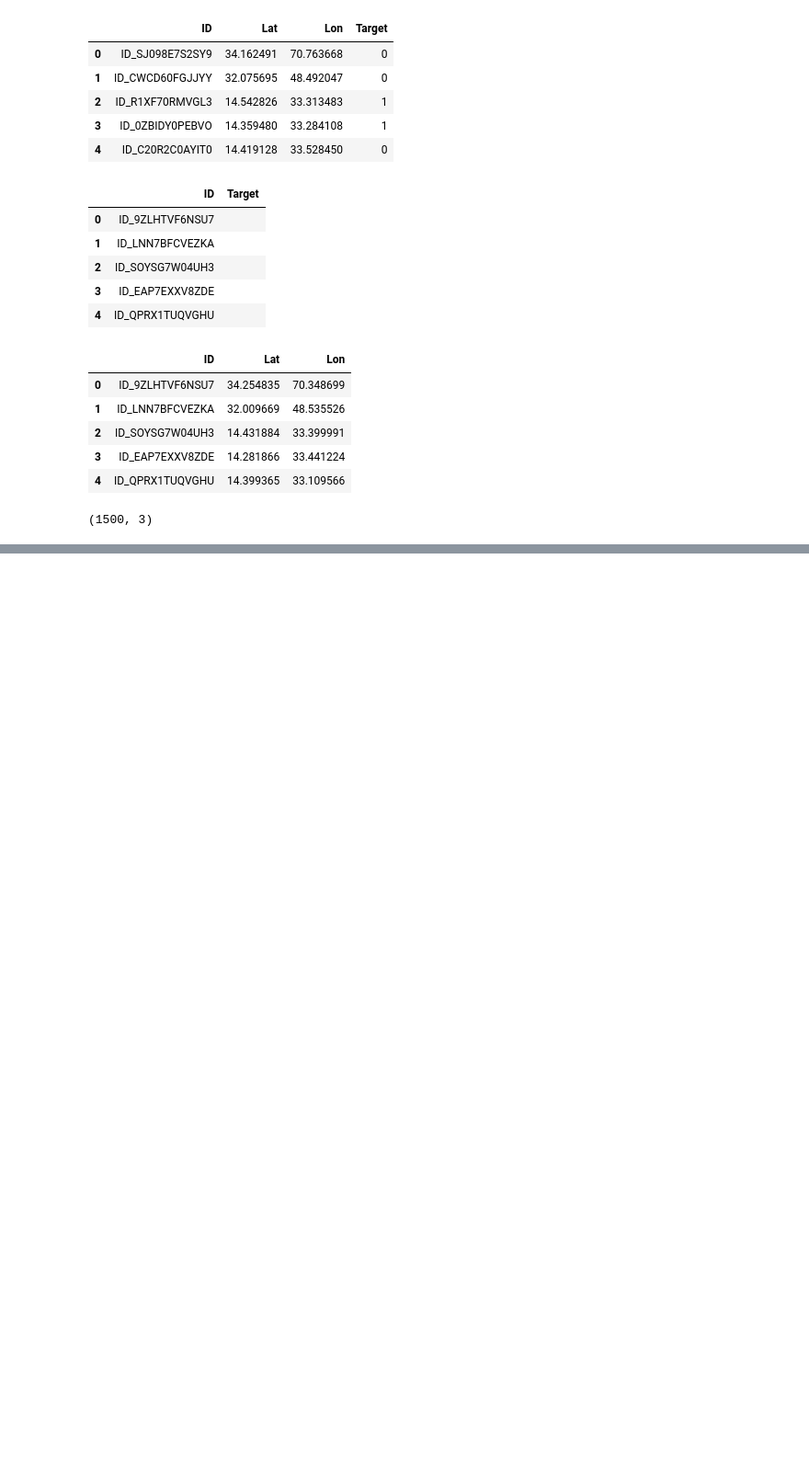
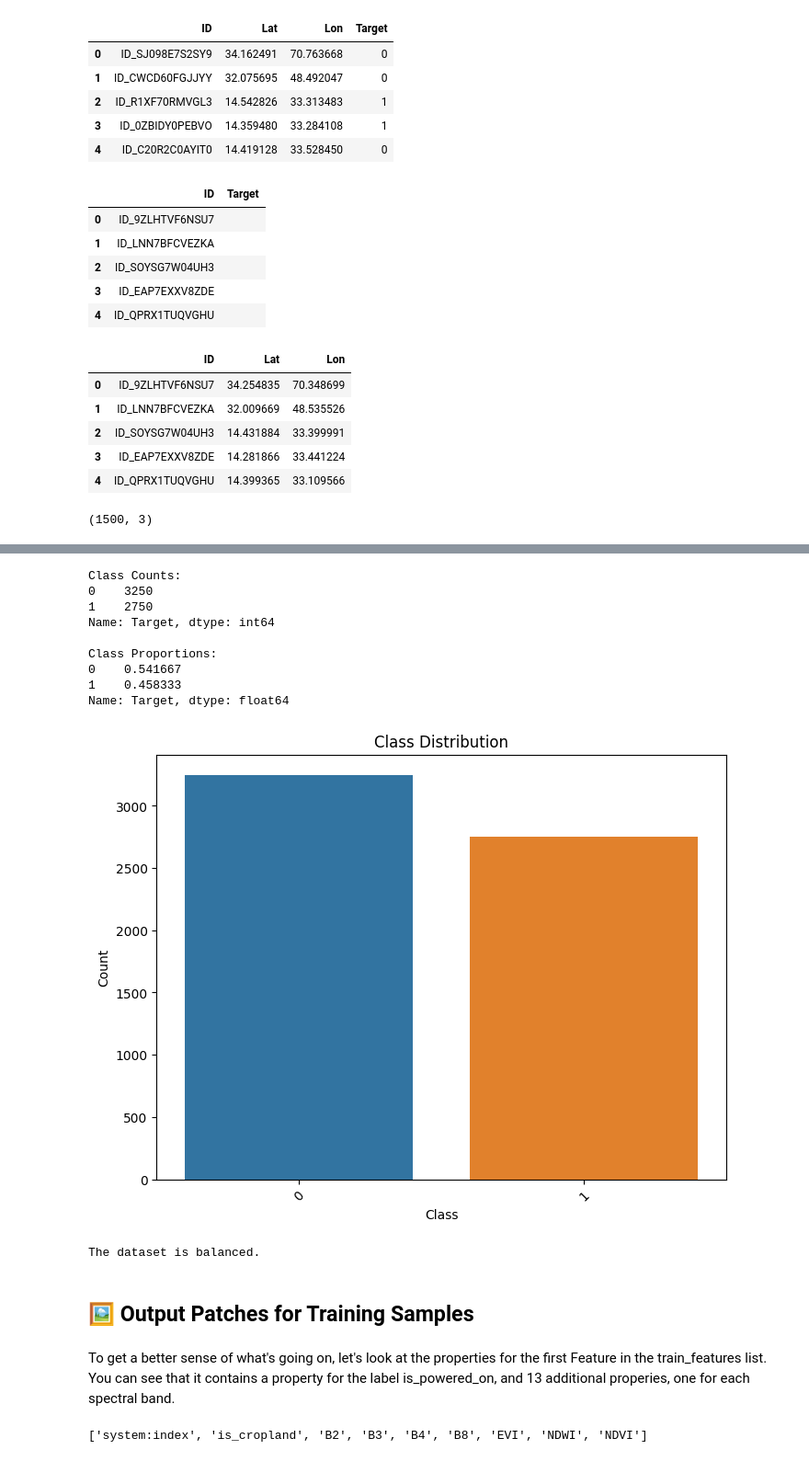
Before and after one commit to ianakoto/Cropland-Mapping, a Jupyter notebook: Dataset_Creation_GEO_AI_Challenge_for_Cropland_Mapping.ipynb, the cells around one changed output, grey strips where cells are left out. Shown: that part at 92% size. Saved outputs shown, nothing was run; the diff lists cells and outputs as text; code cells hidden in the pictures; blank space fills up the shorter version.

```diff
--- a/Dataset_Creation_GEO_AI_Challenge_for_Cropland_Mapping.ipynb
+++ b/Dataset_Creation_GEO_AI_Challenge_for_Cropland_Mapping.ipynb
@@ -290,0 +386,5 @@ shape: (33, 33)
+# %%
+total_sample_df.rename(columns={'Cropland': 'Target',
+                                'Latitude': 'Lat',
+                                'Longitude': 'Lon'},
+                       inplace=True)
@@ -290,0 +413,2 @@ shape: (33, 33)
+# %%
+total_train_df = pd.concat([train_pd, total_sample_df], ignore_index=True)
@@ -290,0 +424,53 @@ shape: (33, 33)
+# %%
+import pandas as pd
+import seaborn as sns
+import matplotlib.pyplot as plt
+
+def check_class_balance(df, label_column_name, threshold=0.1):
+    # Count the number of labels for each class
+    class_counts = df[label_column_name].value_counts()
+
+    # Calculate the proportion of each class
+    class_proportions = class_counts / len(df)
+
+    # Check if the classes are unbalanced
+    is_unbalanced = any(class_proportions < threshold)
+
+    # Print the class counts and proportions
+    print("Class Counts:")
+    print(class_counts)
+    print("\nClass Proportions:")
+    print(class_proportions)
+
+    # Visualize the class distribution
+    plt.figure(figsize=(8, 6))
+    sns.barplot(x=class_counts.index, y=class_counts.values)
+    plt.title('Class Distribution')
+    plt.xlabel('Class')
+    plt.ylabel('Count')
+    plt.xticks(rotation=45)
+    plt.show()
+
+    # Check if it's unbalanced
+    if is_unbalanced:
+        print("\nThe dataset is unbalanced.")
+    else:
+        print("\nThe dataset is balanced.")
+# %%
+check_class_balance(total_train_df, 'Target')
+# %% [output]
+Class Counts:
+0    3250
+1    2750
+Name: Target, dtype: int64
+
+Class Proportions:
+0    0.541667
+1    0.458333
+Name: Target, dtype: float64
+[figure, added]
+The dataset is balanced.
+# %% [markdown]
+## 🖼️ Output Patches for Training Samples
+# %% [markdown]
+To get a better sense of what's going on, let's look at the properties for the first Feature in the train_features list. You can see that it contains a property for the label is_powered_on, and 13 additional properies, one for each spectral band.
@@ -290,0 +481,4 @@ shape: (33, 33)
+# %%
+ee.FeatureCollection(training_features[0]).propertyNames().getInfo()
+# %% [output]
+['system:index', 'is_cropland', 'B2', 'B3', 'B4', 'B8', 'EVI', 'NDWI', 'NDVI']
```
Also changed, not shown: parts of 69 cells of this notebook.
